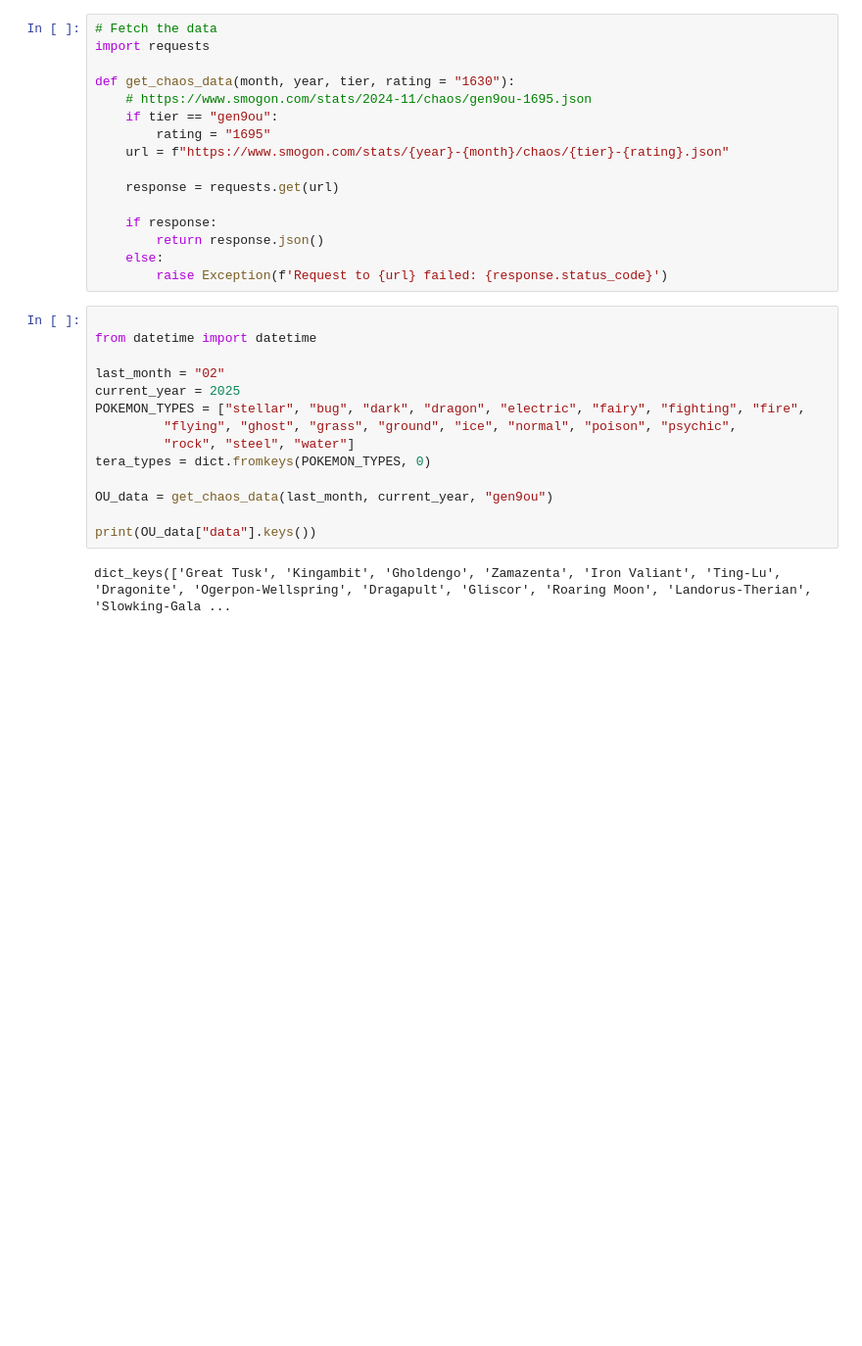
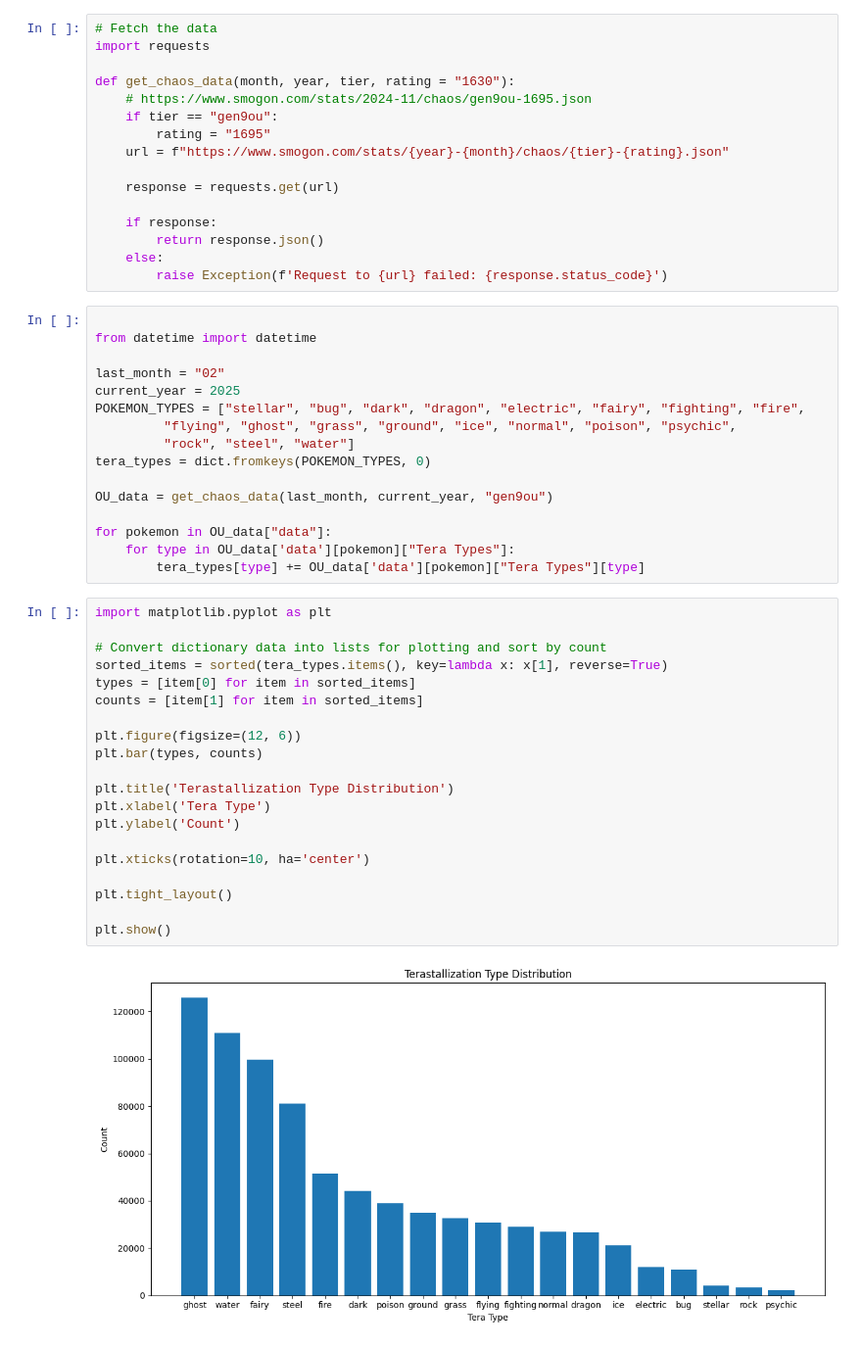
Before and after one commit to BhushanT/tera-type-aggregator, a Jupyter notebook: main.ipynb, the cells around one changed output. Shown: that part at 98% size. Saved outputs shown, nothing was run; the diff lists cells and outputs as text; blank space fills up the shorter version.

Commit message:
Adjusted graph x-ticks

```diff
--- a/main.ipynb
+++ b/main.ipynb
@@ -30,6 +30,28 @@ tera_types = dict.fromkeys(POKEMON_TYPES, 0)
 
 OU_data = get_chaos_data(last_month, current_year, "gen9ou")
 
-print(OU_data["data"].keys())
+for pokemon in OU_data["data"]:
+    for type in OU_data['data'][pokemon]["Tera Types"]:
+        tera_types[type] += OU_data['data'][pokemon]["Tera Types"][type]
-# %% [output]
-dict_keys(['Great Tusk', 'Kingambit', 'Gholdengo', 'Zamazenta', 'Iron Valiant', 'Ting-Lu', 'Dragonite', 'Ogerpon-Wellspring', 'Dragapult', 'Gliscor', 'Roaring Moon', 'Landorus-Therian', 'Slowking-Gala ...
+# %%
+import matplotlib.pyplot as plt
+
+# Convert dictionary data into lists for plotting and sort by count
+sorted_items = sorted(tera_types.items(), key=lambda x: x[1], reverse=True)
+types = [item[0] for item in sorted_items]
+counts = [item[1] for item in sorted_items]
+
+plt.figure(figsize=(12, 6))
+plt.bar(types, counts)
+
+plt.title('Terastallization Type Distribution')
+plt.xlabel('Tera Type')
+plt.ylabel('Count')
+
+plt.xticks(rotation=10, ha='center')
+
+plt.tight_layout()
+
+plt.show()
+# %% [output]
+[figure, added]
```
